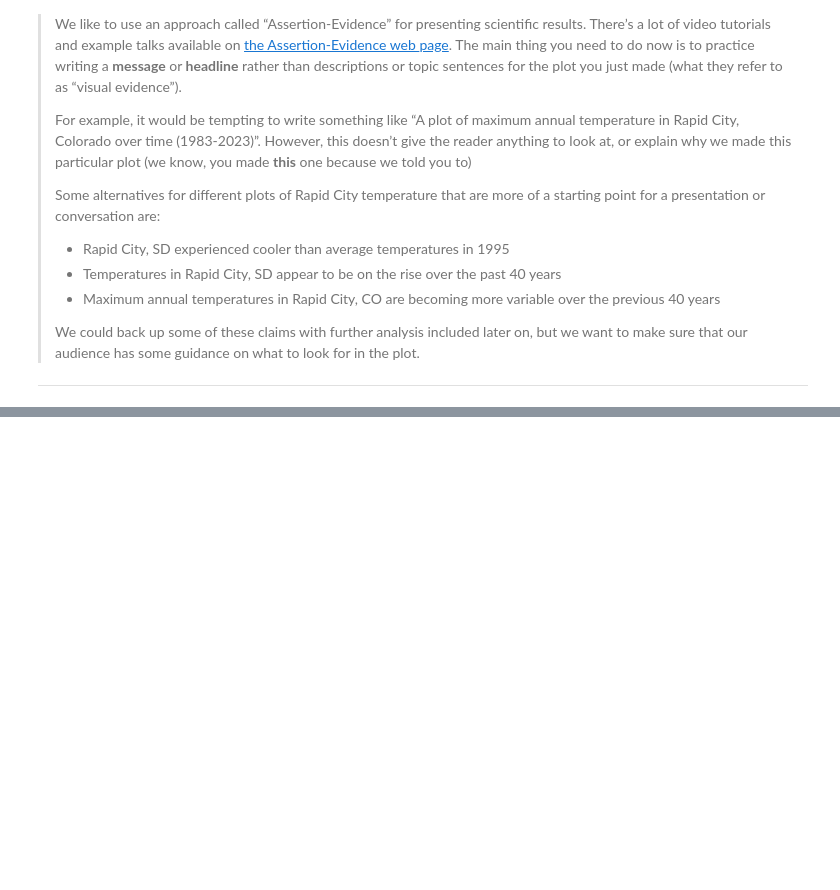
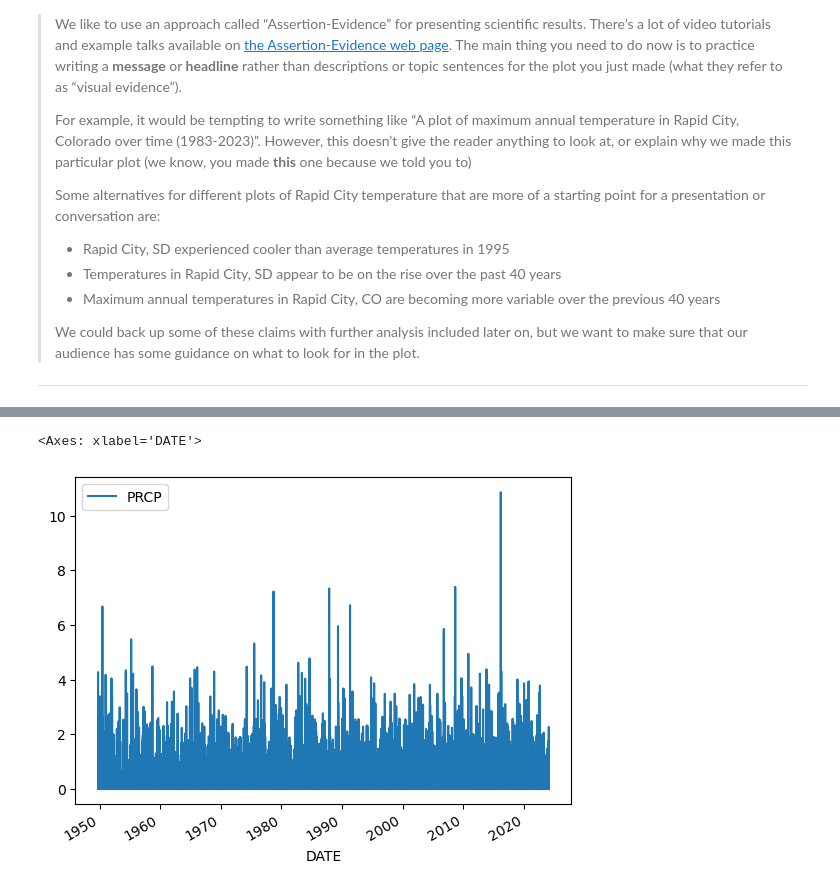
Before and after one commit to cu-esiil-edu/stars-01-get-started-ESchultz2024, a Jupyter notebook: get-started-with-open-reproducible-science.ipynb, the cells around one changed output, grey strips where cells are left out. Cells and saved outputs as stored; diff of their text form; code cells hidden in the pictures; blank space fills up the shorter version.

Commit message:
Monroe Regional Airport Precipitation Data

```diff
--- a/get-started-with-open-reproducible-science.ipynb
+++ b/get-started-with-open-reproducible-science.ipynb
@@ -791,0 +801,11 @@ You can use it as a starting point for writing your portfolio post!
+# %%
+monroe_regional_airport_weather_data = ('https://www.ncei.noaa.gov/access/services/data/v1?dataset=daily-summaries&dataTypes=PRCP&stations=USW00013942&startDate=1949-10-01&endDate=2024-02-18&includeStationName=true&Location=1&units=standard')
+# %%
+#Download Monroe Regional Airport Climatology Data
+mra_df = pd.read_csv(monroe_regional_airport_weather_data,
+                       index_col='DATE',
+                       parse_dates=True,
+                    na_values=['Nan'])
+
+
+mra_df
@@ -791,0 +827,3 @@ You can use it as a starting point for writing your portfolio post!
+# %%
+mra_df = mra_df[['PRCP']]
+mra_df
@@ -791,0 +845,5 @@ You can use it as a starting point for writing your portfolio post!
+# %%
+mra_df.plot(y="PRCP")
+# %% [output]
+<Axes: xlabel='DATE'>
+[figure, added]
```
Also changed, not shown: parts of 9 cells of this notebook, 5 other files.
